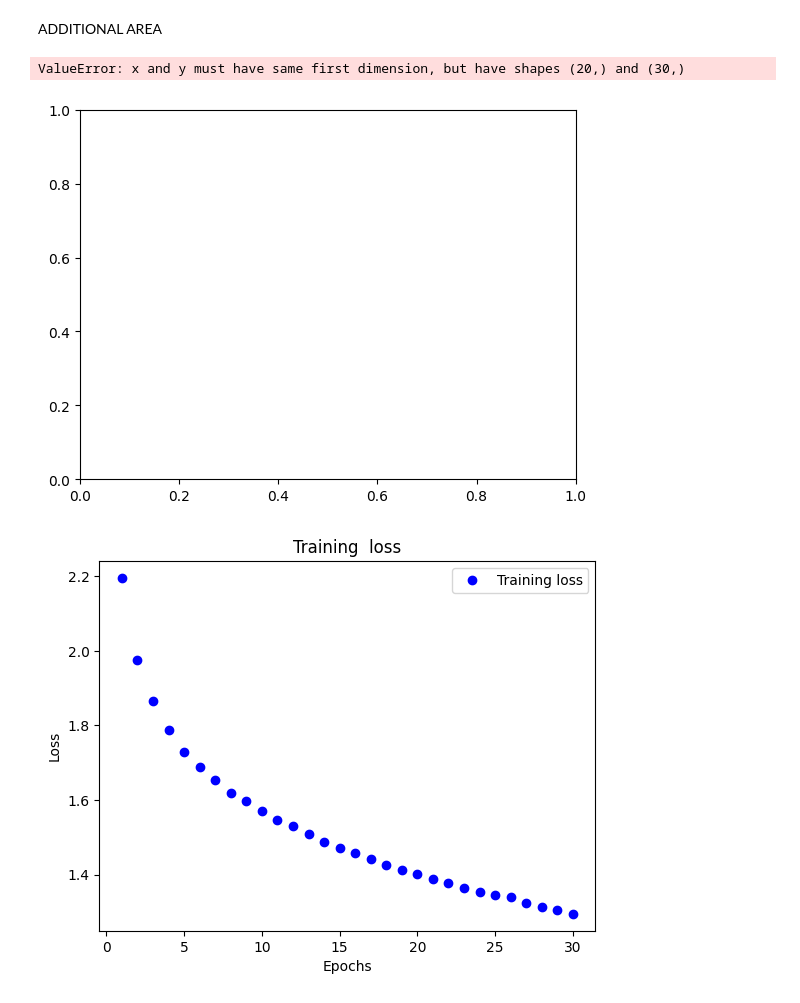
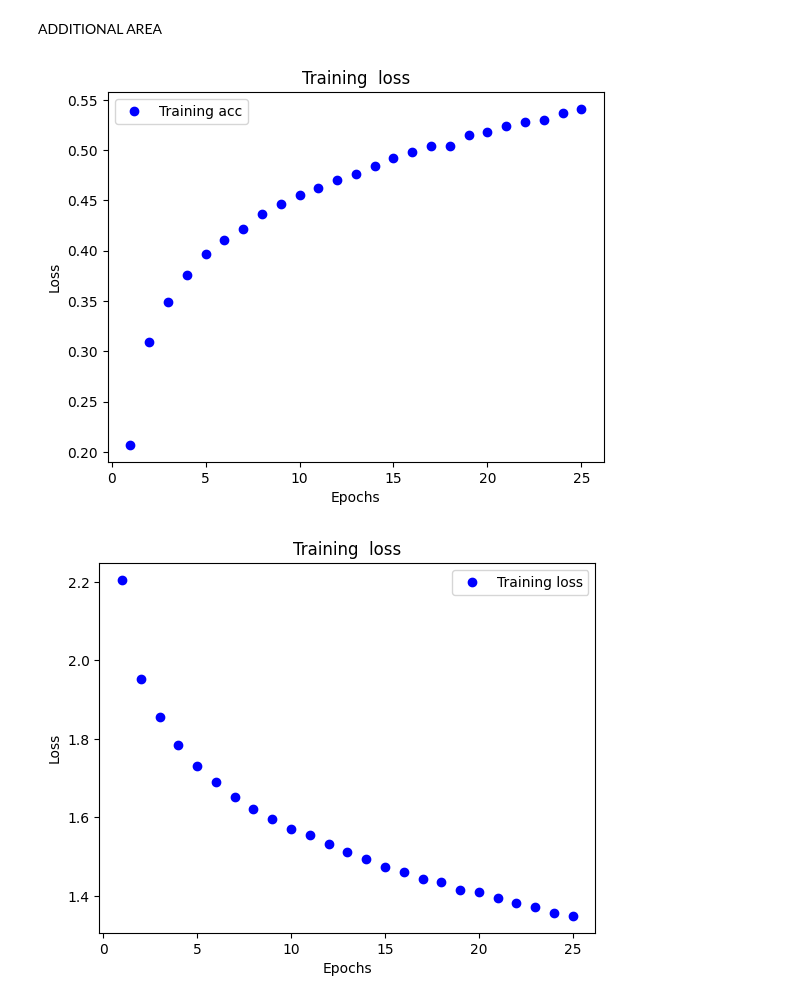
Before and after one commit to JavaOliverLu/python, a Jupyter notebook: AP4062_HW1.ipynb, the cells around one changed output. Drawn from its saved outputs; the diff is of its cells as text; code cells hidden in the pictures.

Commit message:
final version, epoch=25, accu=0.4797

```diff
--- a/AP4062_HW1.ipynb
+++ b/AP4062_HW1.ipynb
@@ -31,5 +31,5 @@ from keras.utils import to_categorical
 train_labels = to_categorical(train_labels)
 test_labels = to_categorical(test_labels)
 # %%
-history =network.fit(train_images, train_labels, epochs=30, batch_size=256)
+history =network.fit(train_images, train_labels, epochs=25, batch_size=256)
 # %% [output]
@@ -59,18 +59,18 @@ ADDITIONAL AREA
 # %%
 import matplotlib.pyplot as plt
 history_dict = history.history
-epochs = range(1, len(loss_values) + 1)
 accuracy = history_dict['accuracy']
+
+epochs = range(1, len(accuracy) + 1)
 plt.plot(epochs, accuracy, 'bo', label='Training acc')
 plt.title('Training  loss')
 plt.xlabel('Epochs')
 plt.ylabel('Loss')
 plt.legend()
 plt.show()
 #show accuracy
 # %% [output]
-ValueError: x and y must have same first dimension, but have shapes (20,) and (30,)
-[figure, old version]
+[figure, new version]
 # %%
 import matplotlib.pyplot as plt
 history_dict = history.history
@@ -84,5 +84,5 @@ plt.legend()
 plt.show()
 #show loss
 # %% [output]
-[figure, old version]
+[figure, new version]
 # %%
```
Also changed, not shown: parts of 3 cells of this notebook.
